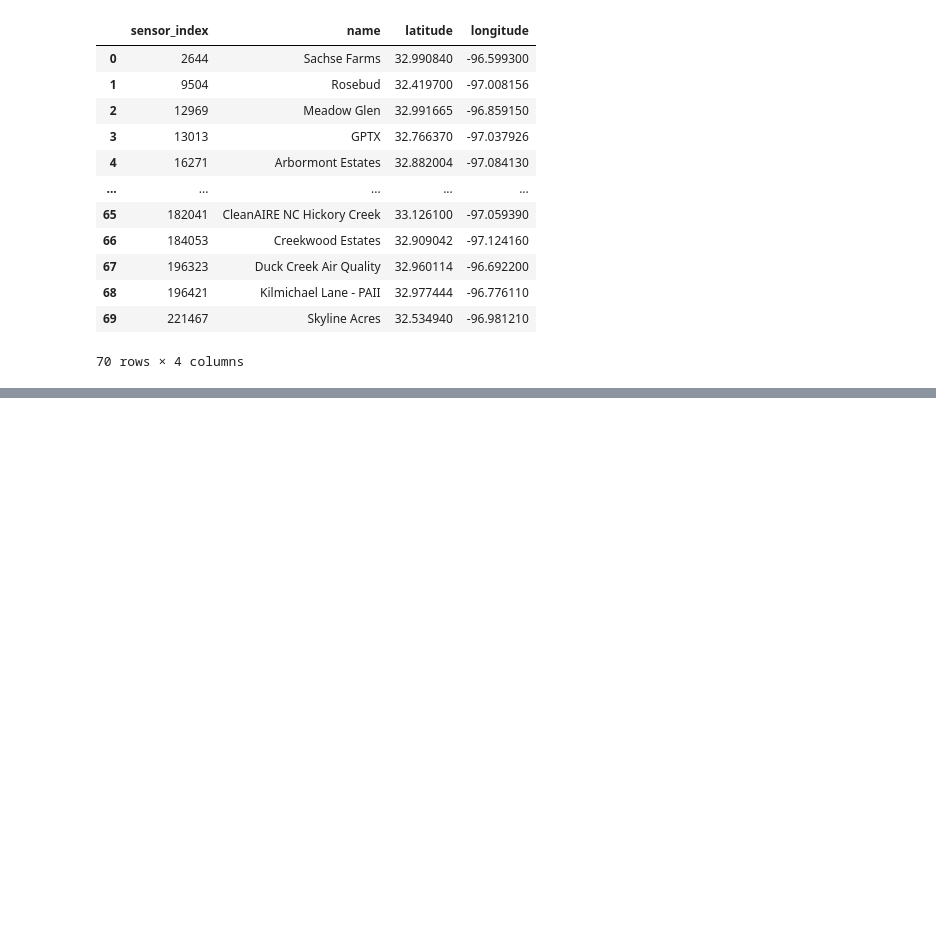
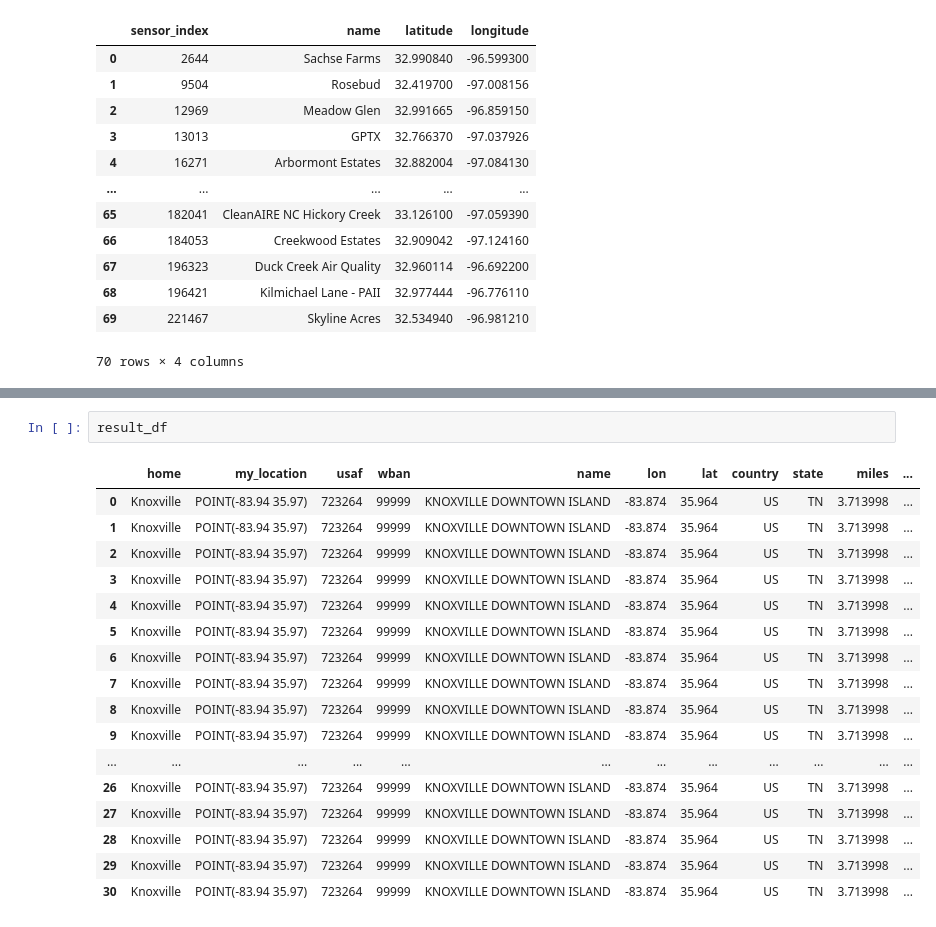
Before and after one commit to siwa-p/Air-quality-monitoring-and-prediction-using-PurpleAir-data, a Jupyter notebook: notebooks/merging_weatherdata_to_sensor_data.ipynb, the cells around one changed output, grey strips where cells are left out. Drawn from its saved outputs; the diff is of its cells as text; blank space fills up the shorter version.

Commit message:
get weather_data for each sensor location from bigquery

```diff
--- a/notebooks/merging_weatherdata_to_sensor_data.ipynb
+++ b/notebooks/merging_weatherdata_to_sensor_data.ipynb
@@ -27,0 +106,20 @@ sensor_data
+# %%
+result_df
+# %% [output]
+|  | home | my_location | usaf | wban | name | lon | lat | country | state | miles | ... |
+| 0 | Knoxville | POINT(-83.94 35.97) | 723264 | 99999 | KNOXVILLE DOWNTOWN ISLAND | -83.874 | 35.964 | US | TN | 3.713998 | ... |
+| 1 | Knoxville | POINT(-83.94 35.97) | 723264 | 99999 | KNOXVILLE DOWNTOWN ISLAND | -83.874 | 35.964 | US | TN | 3.713998 | ... |
+| 2 | Knoxville | POINT(-83.94 35.97) | 723264 | 99999 | KNOXVILLE DOWNTOWN ISLAND | -83.874 | 35.964 | US | TN | 3.713998 | ... |
+| 3 | Knoxville | POINT(-83.94 35.97) | 723264 | 99999 | KNOXVILLE DOWNTOWN ISLAND | -83.874 | 35.964 | US | TN | 3.713998 | ... |
+| 4 | Knoxville | POINT(-83.94 35.97) | 723264 | 99999 | KNOXVILLE DOWNTOWN ISLAND | -83.874 | 35.964 | US | TN | 3.713998 | ... |
+| 5 | Knoxville | POINT(-83.94 35.97) | 723264 | 99999 | KNOXVILLE DOWNTOWN ISLAND | -83.874 | 35.964 | US | TN | 3.713998 | ... |
+| 6 | Knoxville | POINT(-83.94 35.97) | 723264 | 99999 | KNOXVILLE DOWNTOWN ISLAND | -83.874 | 35.964 | US | TN | 3.713998 | ... |
+| 7 | Knoxville | POINT(-83.94 35.97) | 723264 | 99999 | KNOXVILLE DOWNTOWN ISLAND | -83.874 | 35.964 | US | TN | 3.713998 | ... |
+| 8 | Knoxville | POINT(-83.94 35.97) | 723264 | 99999 | KNOXVILLE DOWNTOWN ISLAND | -83.874 | 35.964 | US | TN | 3.713998 | ... |
+| 9 | Knoxville | POINT(-83.94 35.97) | 723264 | 99999 | KNOXVILLE DOWNTOWN ISLAND | -83.874 | 35.964 | US | TN | 3.713998 | ... |
+| ... | ... | ... | ... | ... | ... | ... | ... | ... | ... | ... | ... |
+| 26 | Knoxville | POINT(-83.94 35.97) | 723264 | 99999 | KNOXVILLE DOWNTOWN ISLAND | -83.874 | 35.964 | US | TN | 3.713998 | ... |
+| 27 | Knoxville | POINT(-83.94 35.97) | 723264 | 99999 | KNOXVILLE DOWNTOWN ISLAND | -83.874 | 35.964 | US | TN | 3.713998 | ... |
+| 28 | Knoxville | POINT(-83.94 35.97) | 723264 | 99999 | KNOXVILLE DOWNTOWN ISLAND | -83.874 | 35.964 | US | TN | 3.713998 | ... |
+| 29 | Knoxville | POINT(-83.94 35.97) | 723264 | 99999 | KNOXVILLE DOWNTOWN ISLAND | -83.874 | 35.964 | US | TN | 3.713998 | ... |
+| 30 | Knoxville | POINT(-83.94 35.97) | 723264 | 99999 | KNOXVILLE DOWNTOWN ISLAND | -83.874 | 35.964 | US | TN | 3.713998 | ... |
```
Also changed, not shown: parts of 5 cells of this notebook, 3 other files.
